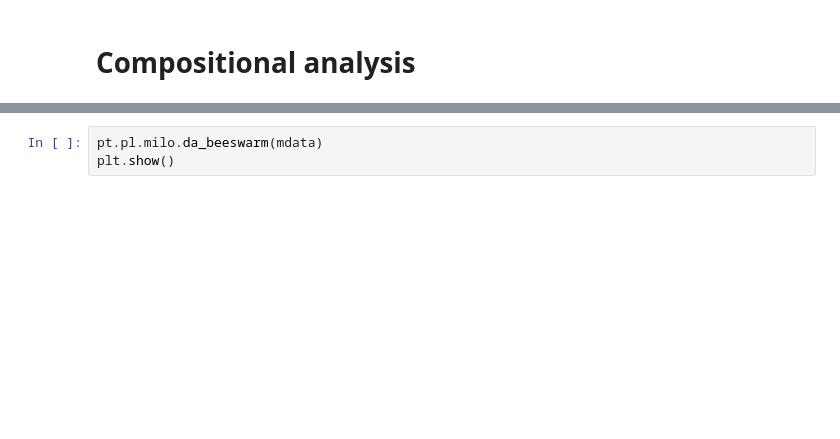
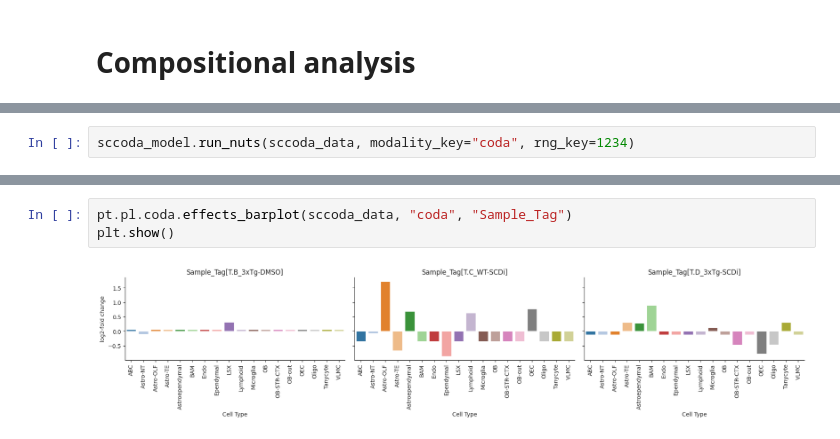
Before and after one commit to Xavier919/scRNAseq_analysis, a Jupyter notebook: notebook3.ipynb, the cells around one changed output, grey strips where cells are left out. Drawn from its saved outputs; the diff is of its cells as text; blank space fills up the shorter version.

```diff
--- a/notebook3.ipynb
+++ b/notebook3.ipynb
@@ -275,0 +175,2 @@ mdata["milo"].var.loc[
+# %%
+sccoda_model.run_nuts(sccoda_data, modality_key="coda", rng_key=1234)
@@ -276,3 +199,5 @@ mdata["milo"].var.loc[
 # %%
-pt.pl.milo.da_beeswarm(mdata)
+pt.pl.coda.effects_barplot(sccoda_data, "coda", "Sample_Tag")
 plt.show()
+# %% [output]
+[figure, added]
```
Also changed, not shown: parts of 34 cells of this notebook, 1 other file.
